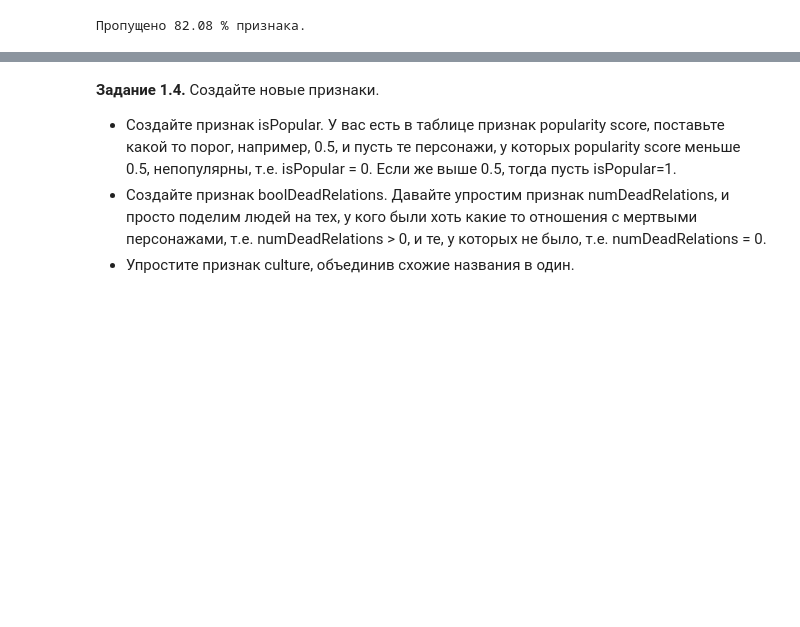
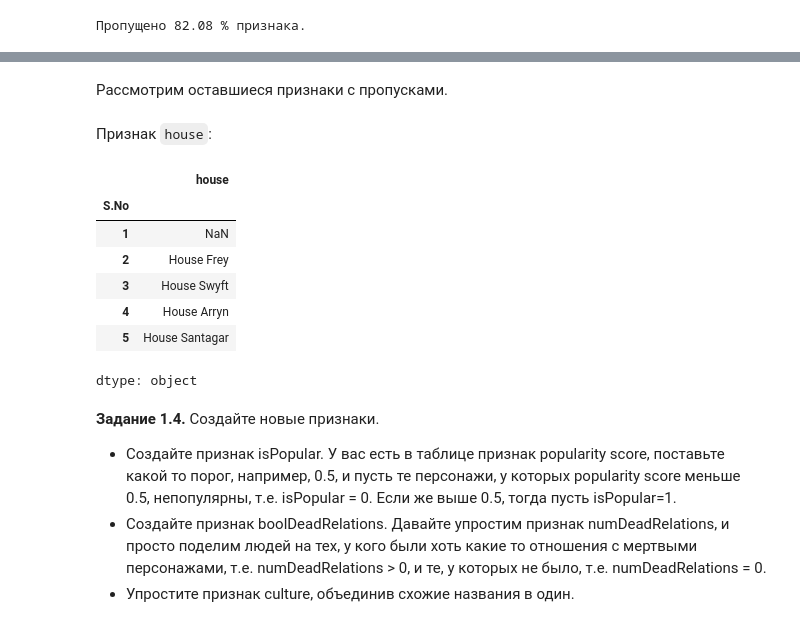
Before and after one commit to erdogan-deniz/DataScience, a Jupyter notebook: DLS/week_01_ml_intro/Homework/hw_1_game_of_thrones.ipynb, the cells around one changed output, grey strips where cells are left out. Cells and saved outputs as stored; diff of their text form; code cells hidden in the pictures; blank space fills up the shorter version.

```diff
--- a/DLS/week_01_ml_intro/Homework/hw_1_game_of_thrones.ipynb
+++ b/DLS/week_01_ml_intro/Homework/hw_1_game_of_thrones.ipynb
@@ -354,7 +339,7 @@ print(f"Пропущено {100 - round(train_df['isAliveHeir'].dropna().shape[0
 # %% [markdown]
 Признак практически полностью пуст. Добавим его в список на удаление, так как с ним работать невозможно.
 # %%
-del_cols.append("isAliveHeir", )
+drop_cols.append("isAliveHeir", )
 # %% [markdown]
 Признак `isAliveSpouse`:
 # %%
@@ -364,7 +349,7 @@ print(f"Пропущено {100 - round(train_df['isAliveSpouse'].dropna().shape
 # %% [markdown]
 Признак практически полностью пуст. Добавим его в список на удаление, так как с ним работать невозможно.
 # %%
-del_cols.append("isAliveSpouse", )
+drop_cols.append("isAliveSpouse", )
 # %% [markdown]
 Признак `age`:
 # %%
@@ -373,0 +361,2 @@ print(f"Пропущено {100 - round(train_df['age'].dropna().shape[0] / trai
+# %%
+drop_cols.append("age", )
@@ -373,0 +365,3 @@ print(f"Пропущено {100 - round(train_df['age'].dropna().shape[0] / trai
+# %%
+test_df.drop(columns=drop_cols, inplace=True, )
+train_df.drop(columns=drop_cols, inplace=True, )
@@ -374,3 +405,18 @@ print(f"Пропущено {100 - round(train_df['age'].dropna().shape[0] / trai
+# %% [markdown]
+Рассмотрим оставшиеся признаки с пропусками.
+# %% [markdown]
+Признак `house`:
+# %%
+train_df["house"].head(5)
+# %% [output]
+|  | house |
+| S.No |  |
+| 1 | NaN |
+| 2 | House Frey |
+| 3 | House Swyft |
+| 4 | House Arryn |
+| 5 | House Santagar |
+dtype: object
 # %% [markdown]
 **Задание 1.4.** Создайте новые признаки.
 * Создайте признак isPopular. У вас есть в таблице признак popularity score, поставьте какой то порог, например, 0.5, и пусть те персонажи, у которых popularity score меньше 0.5, непопулярны, т.е. isPopular = 0. Если же выше 0.5, тогда пусть isPopular=1.
```
Also changed, not shown: parts of 28 cells of this notebook.
